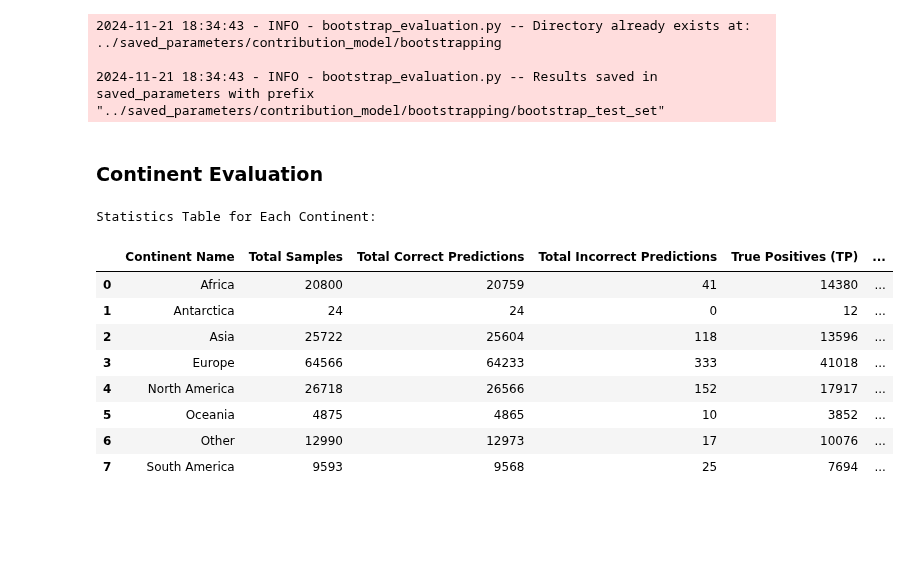
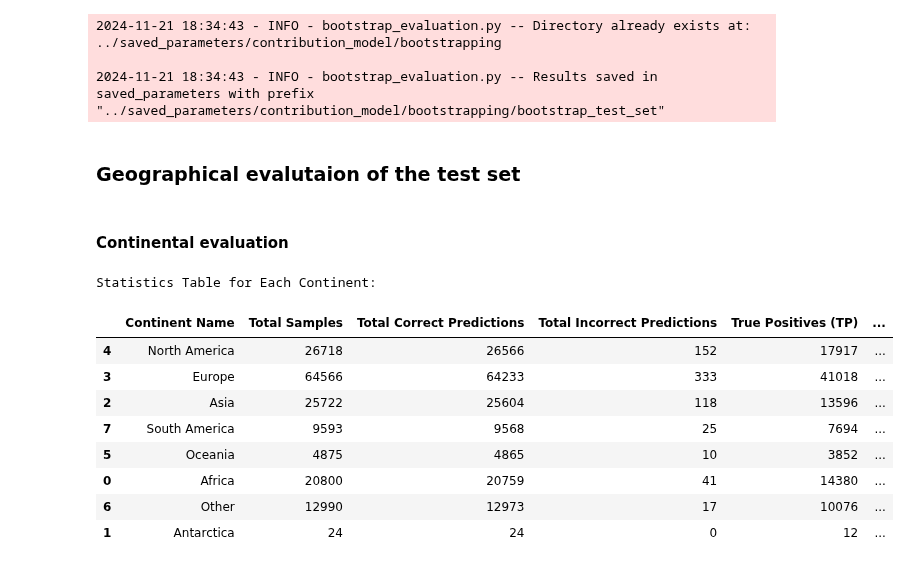
Before and after one commit to rspseshasai/vandalism_detection_osm, a Jupyter notebook: model/xgboost_model_for_contribution_data.ipynb, the cells around one changed output. Drawn from its saved outputs; the diff is of its cells as text; code cells hidden in the pictures; blank space fills up the shorter version.

```diff
--- a/model/xgboost_model_for_contribution_data.ipynb
+++ b/model/xgboost_model_for_contribution_data.ipynb
@@ -559,7 +560,7 @@ save_bootstrap_results(metrics_df, results_df, stats_df, folder_to_save_bootstra
 
 2024-11-21 18:34:43 - INFO - bootstrap_evaluation.py -- Results saved in saved_parameters with prefix "../saved_parameters/contribution_model/bootstrapping/bootstrap_test_set"
 # %% [markdown]
-### Continent Evaluation
+### Geographical evalutaion of the test set
 # %%
 # Import necessary libraries and the module
 import pandas as pd
@@ -582,28 +604,15 @@ results = ce.evaluate_model_on_continents(continent_data, final_tuned_model)
-# %%
-# Convert results to DataFrame
-import pandas as pd
-
-stats_columns = [
-    'Total Samples', 'Total Correct Predictions', 'Total Incorrect Predictions', 'True Positives (TP)',
-    'True Negatives (TN)', 'False Positives (FP)', 'False Negatives (FN)',
-    'Accuracy', 'Precision', 'Recall', 'F1-score', 'AUC-ROC', 'AUC-PR'
-]
-
-stats_df = pd.DataFrame.from_dict(results, orient='index')[stats_columns]
-stats_df.index.name = 'Continent Name'
-stats_df.reset_index(inplace=True)
-
-# Display the statistics table
-print("\nStatistics Table for Each Continent:")
-display(stats_df)
-# %% [output]
-Statistics Table for Each Continent:
-|  | Continent Name | Total Samples | Total Correct Predictions | Total Incorrect Predictions | True Positives (TP) | ... |
-| 0 | Africa | 20800 | 20759 | 41 | 14380 | ... |
-| 1 | Antarctica | 24 | 24 | 0 | 12 | ... |
-| 2 | Asia | 25722 | 25604 | 118 | 13596 | ... |
-| 3 | Europe | 64566 | 64233 | 333 | 41018 | ... |
-| 4 | North America | 26718 | 26566 | 152 | 17917 | ... |
-| 5 | Oceania | 4875 | 4865 | 10 | 3852 | ... |
-| 6 | Other | 12990 | 12973 | 17 | 10076 | ... |
-| 7 | South America | 9593 | 9568 | 25 | 7694 | ... |
+# %% [markdown]
+#### Continental evaluation
+# %%
+geo_eval_test_set("continent", X_test, y_test)
+# %% [output]
+Statistics Table for Each Continent:
+|  | Continent Name | Total Samples | Total Correct Predictions | Total Incorrect Predictions | True Positives (TP) | ... |
+| 4 | North America | 26718 | 26566 | 152 | 17917 | ... |
+| 3 | Europe | 64566 | 64233 | 333 | 41018 | ... |
+| 2 | Asia | 25722 | 25604 | 118 | 13596 | ... |
+| 7 | South America | 9593 | 9568 | 25 | 7694 | ... |
+| 5 | Oceania | 4875 | 4865 | 10 | 3852 | ... |
+| 0 | Africa | 20800 | 20759 | 41 | 14380 | ... |
+| 6 | Other | 12990 | 12973 | 17 | 10076 | ... |
+| 1 | Antarctica | 24 | 24 | 0 | 12 | ... |
```
Also changed, not shown: parts of 4 cells of this notebook, 3 other files.
